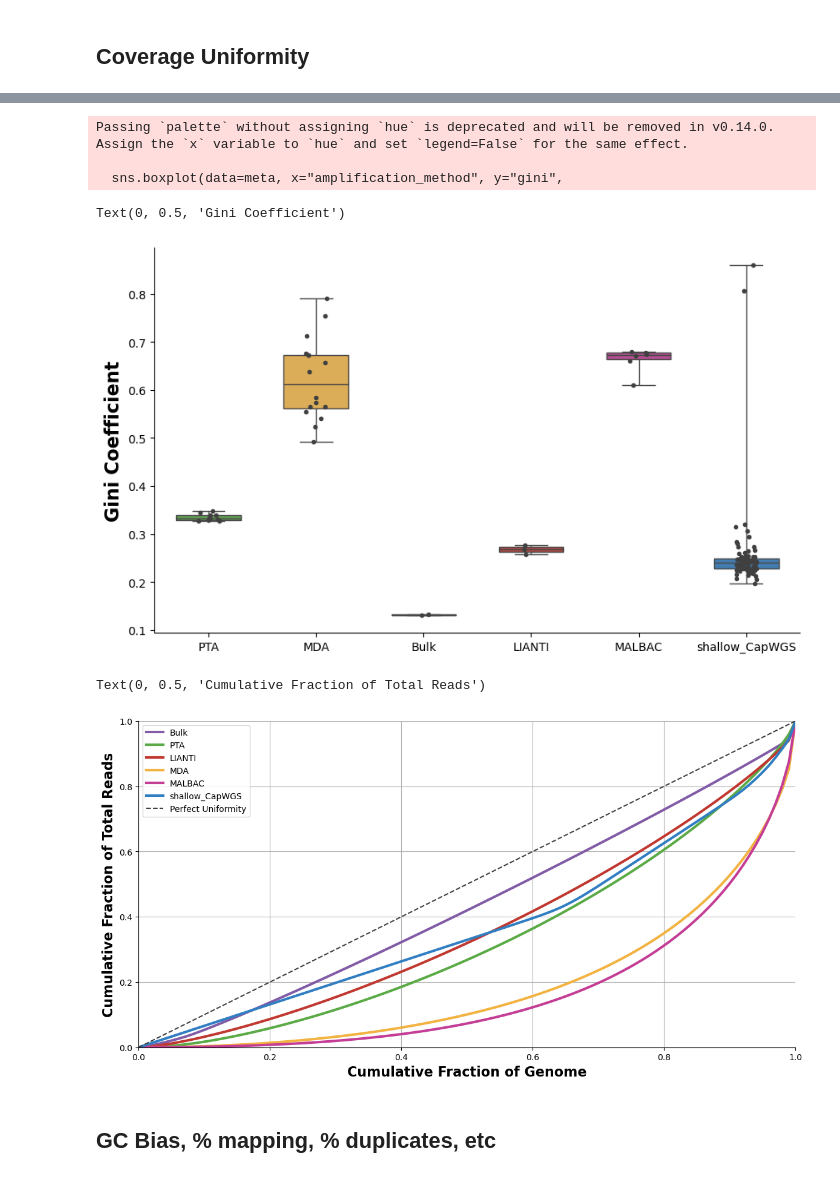
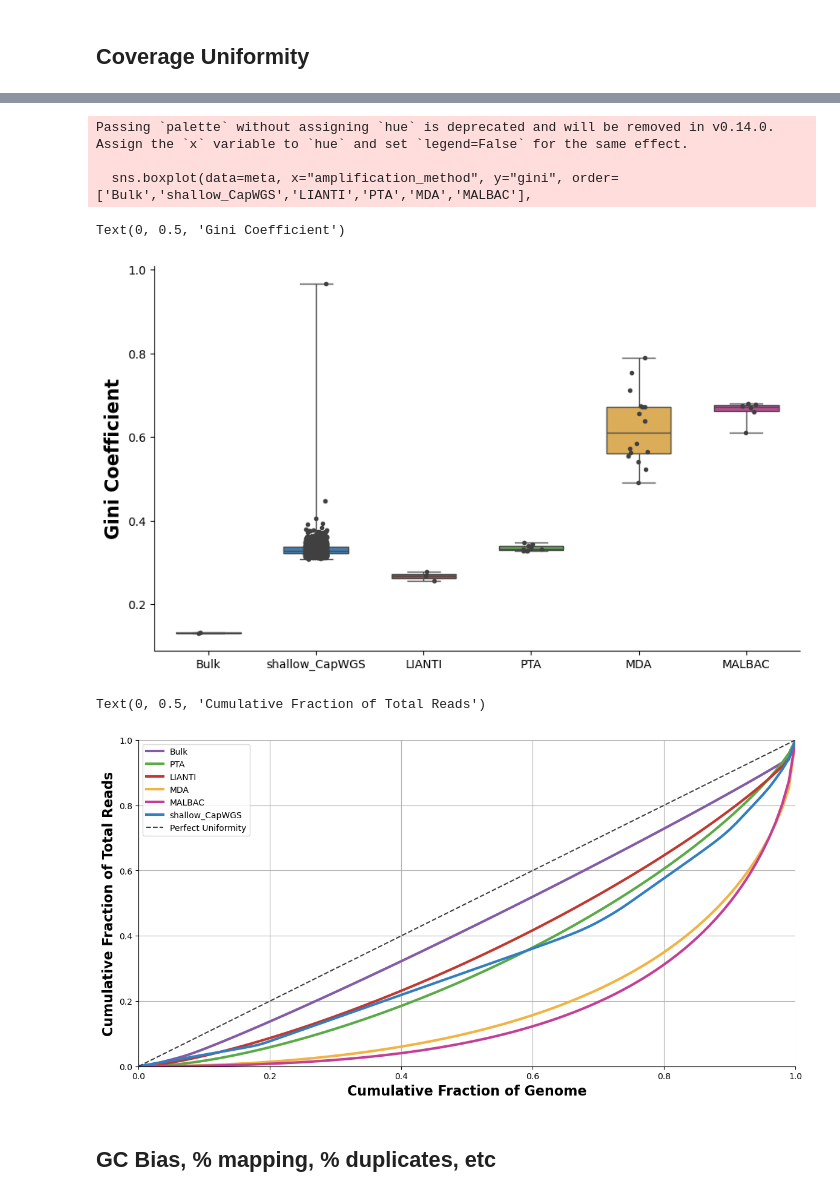
Before and after one commit to SrivatsanLab/SPC_genome, a Jupyter notebook: notebooks/benchmarking.ipynb, the cells around one changed output, grey strips where cells are left out. Saved outputs shown, nothing was run; the diff lists cells and outputs as text; code cells hidden in the pictures.

```diff
--- a/notebooks/benchmarking.ipynb
+++ b/notebooks/benchmarking.ipynb
@@ -15,7 +15,7 @@ with open('../bin/benchmarking/PTA_names.txt', 'r') as fin:
     PTA_names = [line.strip() for line in fin if line.strip() != 'SRR8438299']
 with open('../bin/benchmarking/LIANTI_names.txt', 'r') as fin:
     LIANTI_names = [line.strip() for line in fin]
-with open('../bin/benchmarking/shallow_CapWGS_names.txt', 'r') as fin:
+with open('../bin/K562_tree/real_cells.txt', 'r') as fin:
     shallow_CapWGS_names = [line.strip() for line in fin]
 
 names = PTA_names + LIANTI_names + shallow_CapWGS_names
@@ -82,6 +82,13 @@ meta
 # %%
-coverages = {name : pd.read_csv(f"../data/benchmarking/binned_coverage/{name}.csv", header=None)[0].to_list() for name in names}
-coverages = pd.DataFrame(data=coverages)
+coverages_1 = {name : pd.read_csv(f"../data/benchmarking/binned_coverage/{name}.csv", header=None)[0].to_list() for name in meta[meta['study'].isin(['Gonzalez-Pena', 'Chen'])].index}
+coverages_1 = pd.DataFrame(data=coverages_1)
+
+# coverages_1
+# %%
+coverages_2 = {name : pd.read_csv(f"../data/K562_tree/binned_coverage/{name}.csv", header=None)[0].to_list() for name in meta[meta['study']=='CapWGS'].index}
+coverages_2 = pd.DataFrame(data=coverages_2)
+# %%
+coverages = pd.concat([coverages_1,coverages_2])
 # %%
 lorenz_curves = {}
 ginis = []
@@ -113,29 +122,29 @@ lorenz_curves = pd.DataFrame(data=lorenz_curves, index=common_x)
 # %%
 # sns.set_theme(style="ticks", palette="pastel")
 fig,ax = plt.subplots(1,1,figsize=(10,6))
-sns.boxplot(data=meta, x="amplification_method", y="gini",
+sns.boxplot(data=meta, x="amplification_method", y="gini", order=['Bulk','shallow_CapWGS','LIANTI','PTA','MDA','MALBAC'],
             ax=ax,
             palette=pal,
             whis=(0,100),
             width=.6
            )
 
-sns.stripplot(data=meta, x="amplification_method", y="gini",
+sns.stripplot(data=meta, x="amplification_method", y="gini", order=['Bulk','shallow_CapWGS','LIANTI','PTA','MDA','MALBAC'],
               ax=ax,
               size=4,
               color=".25"
              )
 
 sns.despine()
 plt.xlabel('')
 # plt.ylim(0.175,0.4)
 plt.ylabel('Gini Coefficient', fontdict={'weight':'bold','size':16})
 # %% [output]
 Passing `palette` without assigning `hue` is deprecated and will be removed in v0.14.0. Assign the `x` variable to `hue` and set `legend=False` for the same effect.
 
-  sns.boxplot(data=meta, x="amplification_method", y="gini",
+  sns.boxplot(data=meta, x="amplification_method", y="gini", order=['Bulk','shallow_CapWGS','LIANTI','PTA','MDA','MALBAC'],
 Text(0, 0.5, 'Gini Coefficient')
-[figure, old version]
+[figure, new version]
 # %%
 # Calculate mean and standard deviation of Lorenz curves for each group
 mean_curves = {}
@@ -166,7 +175,7 @@ plt.xlabel('Cumulative Fraction of Genome', fontdict={'weight':'bold','size':16}
 plt.ylabel('Cumulative Fraction of Total Reads', fontdict={'weight':'bold','size':16})
 # %% [output]
 Text(0, 0.5, 'Cumulative Fraction of Total Reads')
-[figure, old version]
+[figure, new version]
 # %% [markdown]
 ## GC Bias, % mapping, % duplicates, etc
 # %%
```
Also changed, not shown: parts of 8 cells of this notebook.
